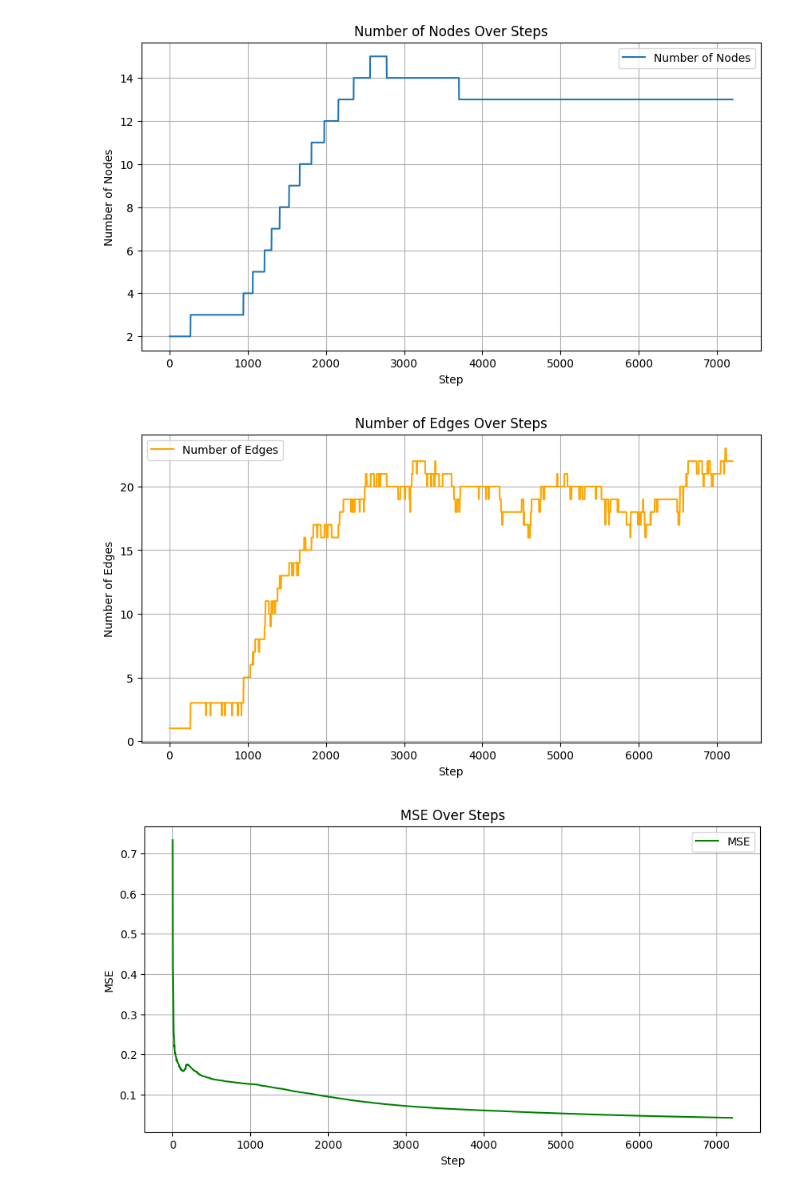
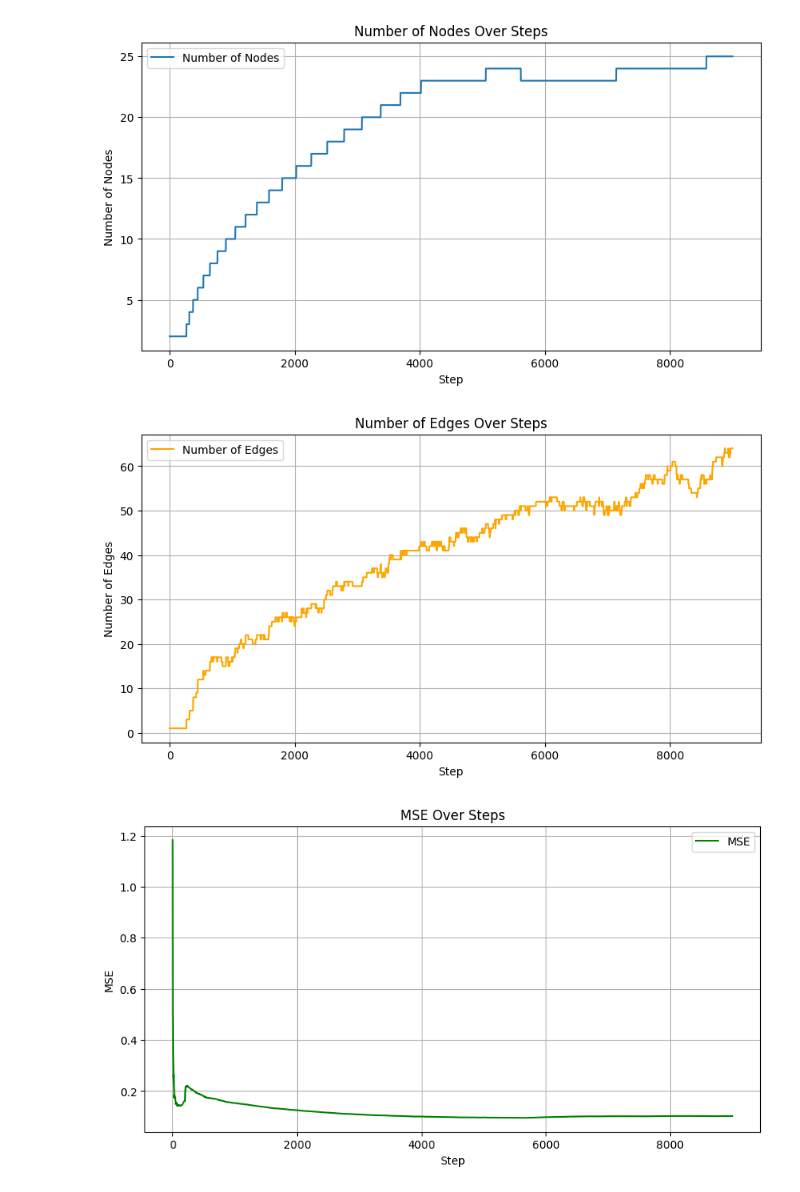
Before and after one commit to ductan2003/Coronary_Heart_Disease_Detection, a Jupyter notebook: LLCS/Visualize/Combination_visualize.ipynb, the cells around one changed output. Cells and saved outputs as stored; diff of their text form; code cells hidden in the pictures.

```diff
--- a/LLCS/Visualize/Combination_visualize.ipynb
+++ b/LLCS/Visualize/Combination_visualize.ipynb
@@ -75,8 +75,8 @@ def load_and_save_logs(folder_path, output_folder):
 # Usage example (commented out because the function requires a specific folder and output path):
 # load_and_save_logs('/path/to/folder', '/path/to/output_folder')
 # %%
-load_and_save_logs('../Dataset_log/NonOverlap_testing/24-11-07-00:35:12/', '../Dataset_log/NonOverlap_testing/24-11-07-00:35:12/')
+load_and_save_logs('../Dataset_log/Experiment1_Overlap/24-11-07-20:49:05/', '../Dataset_log/Experiment1_Overlap/24-11-07-20:49:05/')
 # %% [output]
-[figure, old version]
+[figure, new version]
-[figure, old version]
+[figure, new version]
-[figure, old version]
+[figure, new version]
```
Also changed, not shown: parts of 2 cells of this notebook, 2 other files.
